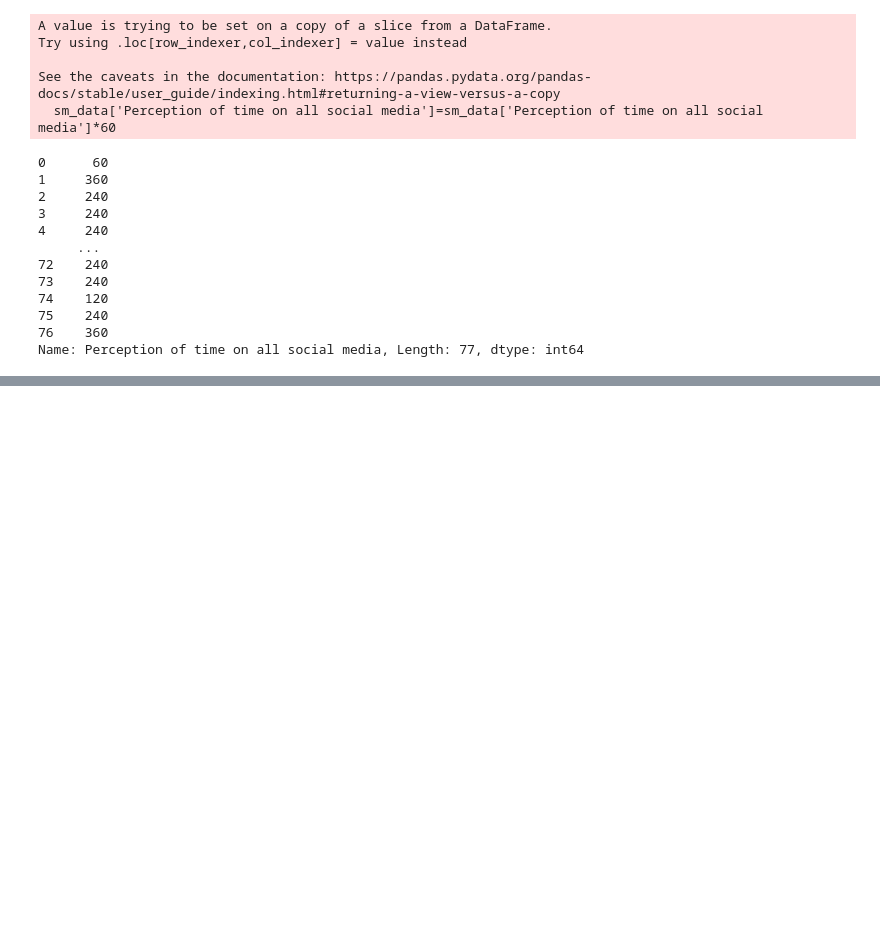
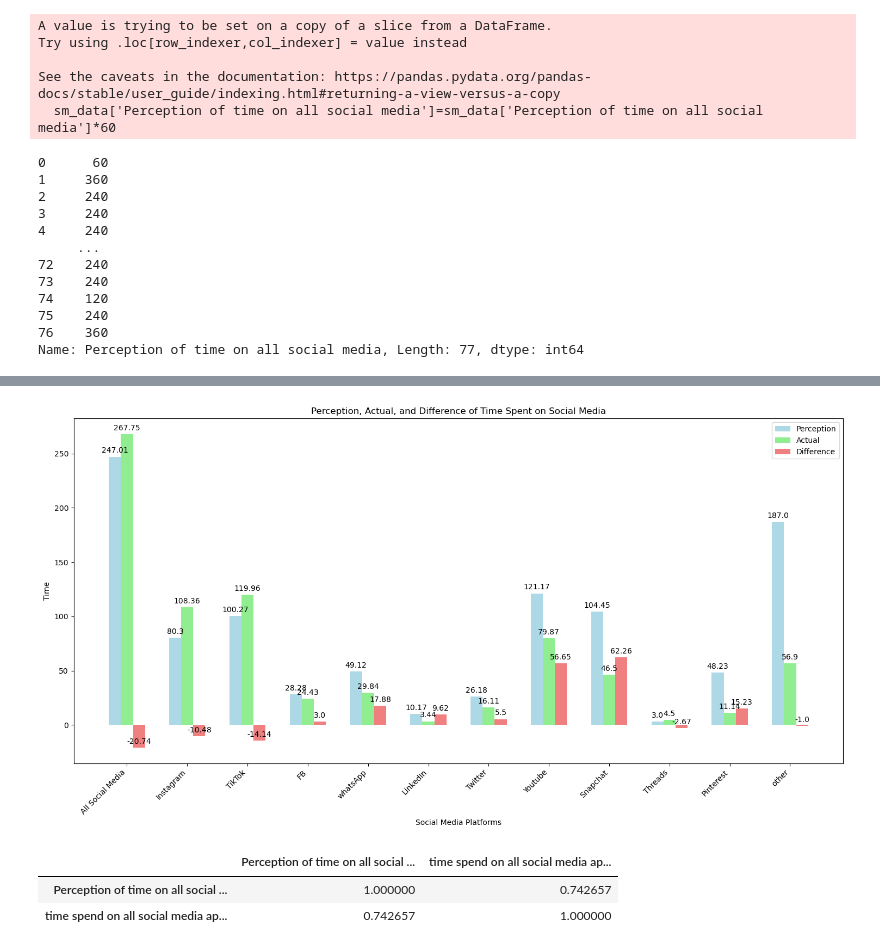
Before and after one commit to MBrigita/the-influence-of-social-media-on-cognitive-control-and-risk-taking, a Jupyter notebook: analysis.ipynb, the cells around one changed output, grey strips where cells are left out. Cells and saved outputs as stored; diff of their text form; code cells hidden in the pictures; blank space fills up the shorter version.

```diff
--- a/analysis.ipynb
+++ b/analysis.ipynb
@@ -245,0 +310,49 @@ Name: Perception of time on all social media, Length: 77, dtype: int64
+# %%
+# Plotting
+labels = ['All Social Media'] + social_media
+perception_values = [sm_data['Perception of time on all social media'].mean()] + [sm_data[f"{media} perception"].mean() for media in social_media]
+actual_values = [sm_data['time spend on all social media apps actual'].mean()] + [sm_data[f"{media} actual"].mean() for media in social_media]
+difference_values = [sm_data['difference_all_social_media'].mean()] + [sm_data[f"difference_{media}"].mean() for media in social_media]
+
+x = np.arange(len(labels))  # the label locations
+width = 0.2  # the width of the bars
+
+fig, ax = plt.subplots(figsize=(15, 8))
+rects1 = ax.bar(x - width, perception_values, width, label='Perception', color='lightblue')
+rects2 = ax.bar(x, actual_values, width, label='Actual', color='lightgreen')
+rects3 = ax.bar(x + width, difference_values, width, label='Difference', color='lightcoral')
+
+# Add some text for labels, title and custom x-axis tick labels, etc.
+ax.set_xlabel('Social Media Platforms')
+ax.set_ylabel('Time')
+ax.set_title('Perception, Actual, and Difference of Time Spent on Social Media')
+ax.set_xticks(x)
+ax.set_xticklabels(labels, rotation=45, ha='right')
+ax.legend()
+
+def autolabel(rects):
+    """Attach a text label above each bar in *rects*, displaying its height."""
+    for rect in rects:
+        height = rect.get_height()
+        ax.annotate('{}'.format(round(height, 2)),
+                    xy=(rect.get_x() + rect.get_width() / 2, height),
+                    xytext=(0, 3),  # 3 points vertical offset
+                    textcoords="offset points",
+                    ha='center', va='bottom')
+
+autolabel(rects1)
+autolabel(rects2)
+autolabel(rects3)
+
+fig.tight_layout()
+
+plt.show()
+# %% [output]
+[figure, added]
+# %%
+correlation = sm_data[['Perception of time on all social media', 'time spend on all social media apps actual']].corr()
+correlation
+# %% [output]
+|  | Perception of time on all social ... | time spend on all social media ap... |
+| Perception of time on all social ... | 1.000000 | 0.742657 |
+| time spend on all social media ap... | 0.742657 | 1.000000 |
```
Also changed, not shown: parts of 7 cells of this notebook, 1 other file.
